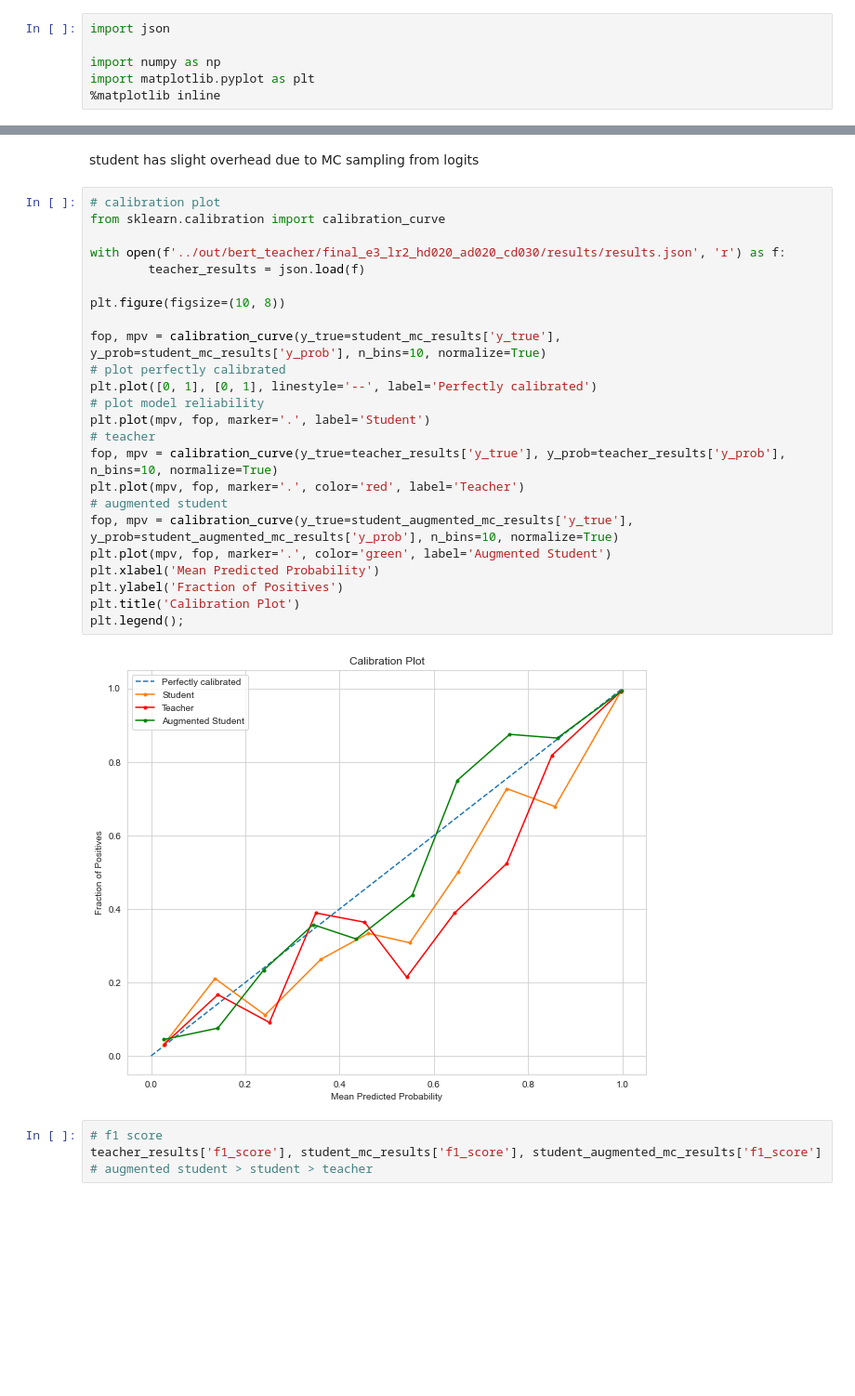
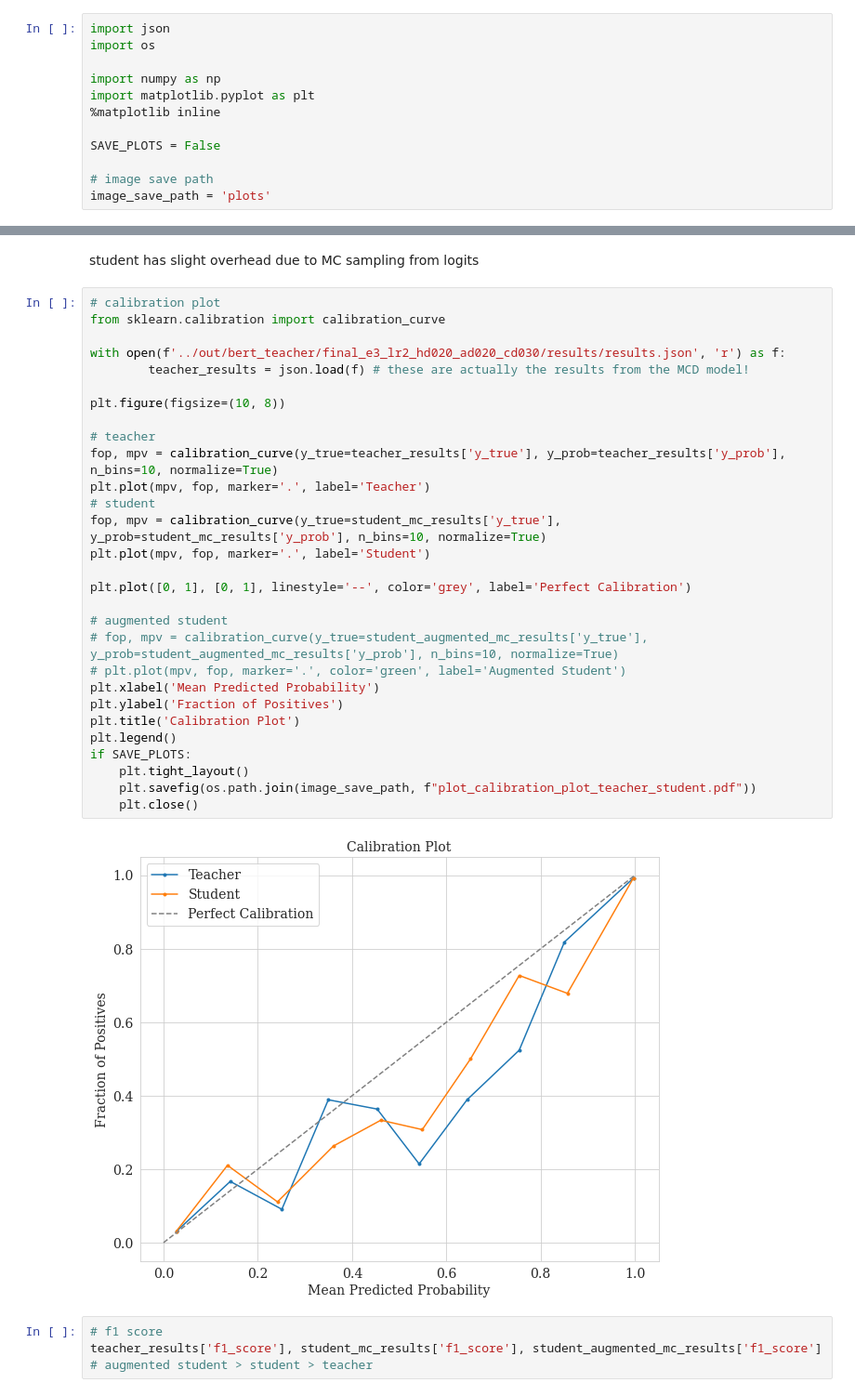
Before and after one commit to jsonnenburg/real-time-uncertainty-text-classification, a Jupyter notebook: analysis/teacher_student_MCD_performance.ipynb, the cells around one changed output, grey strips where cells are left out. Shown at 93% size. Cells and saved outputs as stored; diff of their text form; blank space fills up the shorter version.

```diff
--- a/analysis/teacher_student_MCD_performance.ipynb
+++ b/analysis/teacher_student_MCD_performance.ipynb
@@ -1,9 +1,15 @@
 # %%
 import json
+import os
 
 import numpy as np
 import matplotlib.pyplot as plt
 %matplotlib inline
+
+SAVE_PLOTS = False
+
+# image save path
+image_save_path = 'plots'
 # %%
 # load the predictions
 # teacher predictions
@@ -165,29 +203,34 @@ student has slight overhead due to MC sampling from logits
 # %%
 # calibration plot
 from sklearn.calibration import calibration_curve
 
 with open(f'../out/bert_teacher/final_e3_lr2_hd020_ad020_cd030/results/results.json', 'r') as f:
-        teacher_results = json.load(f)
+        teacher_results = json.load(f) # these are actually the results from the MCD model!
 
 plt.figure(figsize=(10, 8))
 
-fop, mpv = calibration_curve(y_true=student_mc_results['y_true'], y_prob=student_mc_results['y_prob'], n_bins=10, normalize=True)
-# plot perfectly calibrated
-plt.plot([0, 1], [0, 1], linestyle='--', label='Perfectly calibrated')
-# plot model reliability
-plt.plot(mpv, fop, marker='.', label='Student')
 # teacher
 fop, mpv = calibration_curve(y_true=teacher_results['y_true'], y_prob=teacher_results['y_prob'], n_bins=10, normalize=True)
-plt.plot(mpv, fop, marker='.', color='red', label='Teacher')
+plt.plot(mpv, fop, marker='.', label='Teacher')
+# student
+fop, mpv = calibration_curve(y_true=student_mc_results['y_true'], y_prob=student_mc_results['y_prob'], n_bins=10, normalize=True)
+plt.plot(mpv, fop, marker='.', label='Student')
+
+plt.plot([0, 1], [0, 1], linestyle='--', color='grey', label='Perfect Calibration')
+
 # augmented student
-fop, mpv = calibration_curve(y_true=student_augmented_mc_results['y_true'], y_prob=student_augmented_mc_results['y_prob'], n_bins=10, normalize=True)
-plt.plot(mpv, fop, marker='.', color='green', label='Augmented Student')
+# fop, mpv = calibration_curve(y_true=student_augmented_mc_results['y_true'], y_prob=student_augmented_mc_results['y_prob'], n_bins=10, normalize=True)
+# plt.plot(mpv, fop, marker='.', color='green', label='Augmented Student')
 plt.xlabel('Mean Predicted Probability')
 plt.ylabel('Fraction of Positives')
 plt.title('Calibration Plot')
-plt.legend();
+plt.legend()
+if SAVE_PLOTS:
+    plt.tight_layout()
+    plt.savefig(os.path.join(image_save_path, f"plot_calibration_plot_teacher_student.pdf"))
+    plt.close()
 # %% [output]
-[figure, old version]
+[figure, new version]
 # %%
 # f1 score
 teacher_results['f1_score'], student_mc_results['f1_score'], student_augmented_mc_results['f1_score']
```
Also changed, not shown: parts of 11 cells of this notebook.
